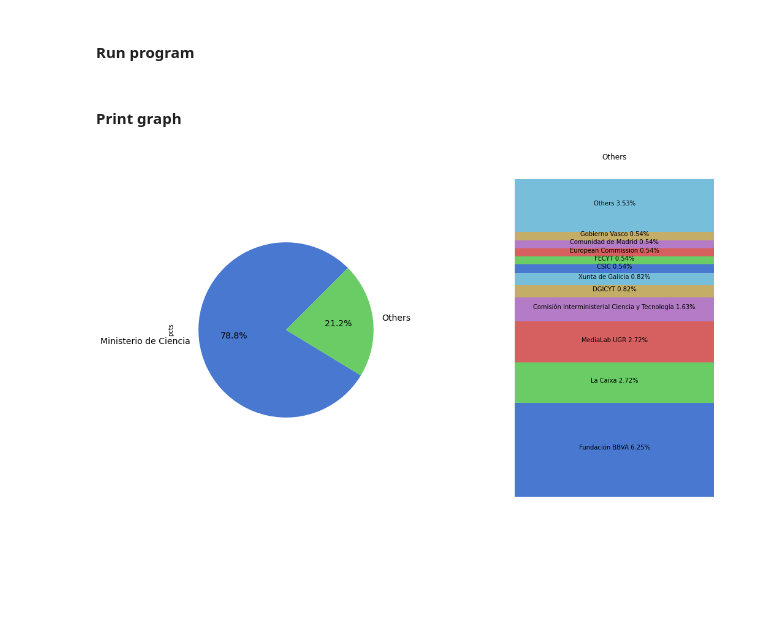
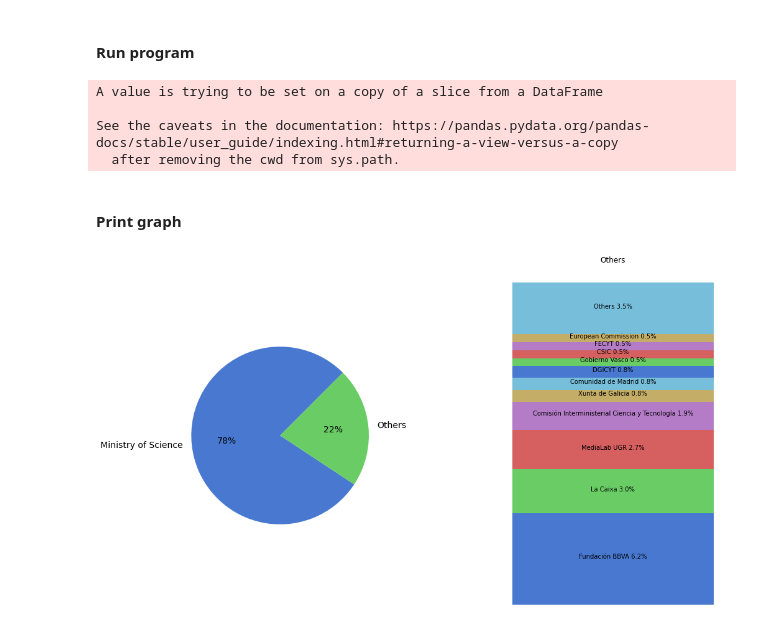
Before and after one commit to linhd-postdata/desir, a Jupyter notebook: Fig13. Founders according to number of projects.ipynb, the cells around one changed output. Drawn from its saved outputs; the diff is of its cells as text; code cells hidden in the pictures; blank space fills up the shorter version.

```diff
--- a/Fig13. Founders according to number of projects.ipynb
+++ b/Fig13. Founders according to number of projects.ipynb
@@ -33,16 +33,15 @@ file_path = "data/mapeo_proyectos.csv"
 def prepare_data(data):
     data["Financiación"] = pd.to_numeric(data["Financiación"], errors='coerce')
     data = data[data["Entidad financiadora"] != 0]
+    data.drop_duplicates(subset ="ID proyecto", keep = "first", inplace = True)
     mini = data[["ID proyecto", "Entidad financiadora"]]
     mini.columns = ["id", "entidad"]
-    mini = mini.groupby(['id'])["entidad"].apply(list).reset_index()
-    new_fins = [fin[0] for fin in mini["entidad"]]
-    mini["entidad"] = new_fins
-    filtered_df = mini.loc[mini["entidad"].str.contains(', ')]
-    mini = mini.loc[mini["entidad"].str.contains(', ') != True]
+
+    filtered_df = mini.loc[mini["entidad"].str.contains('\|')]
+    mini = mini.loc[mini["entidad"].str.contains('\|') != True]
     new_ent = []
     for row in filtered_df.itertuples():
-        for ent in row.entidad.split(", "):
+        for ent in row.entidad.split(" | "):
             new_ent.append([row.id, ent])
     fix_df = pd.DataFrame(new_ent, columns=["id", "entidad"])
     mini = mini.append(fix_df)
@@ -80,40 +79,46 @@ proyectos = read_csv(file_path)
 df1, df2 = prepare_data(proyectos)
 df1 = translate(df1, "entidad", "entidades_financiadoras.csv")
 df2 = translate(df2, "entidad", "entidades_financiadoras.csv")
+# %% [output]
+A value is trying to be set on a copy of a slice from a DataFrame
+
+See the caveats in the documentation: https://pandas.pydata.org/pandas-docs/stable/user_guide/indexing.html#returning-a-view-versus-a-copy
+  after removing the cwd from sys.path.
 # %% [markdown]
 #### Print graph
 # %%
 # from https://matplotlib.org/gallery/pie_and_polar_charts/bar_of_pie.html?highlight=bar%20pie
 fig = plt.figure(figsize=(16,10))
 fig.subplots_adjust(wspace=0.5)
 
 # pie chart
 ax1 = plt.subplot(121)
-df1.plot(kind='pie', y = 'pcts', ax=ax1, autopct='%1.1f%%',
- startangle=45, shadow=False, labels=df1['financing_entity'], legend = False, fontsize=14)
+df1.plot(kind='pie', y = 'pcts', ax=ax1, autopct='%1.0f%%',
+    startangle=45, shadow=False, labels=df1['financing_entity'], legend = False, fontsize=14)
+ax1.axis('off')
 
 
 # bar chart
 ax2 = fig.add_subplot(122)
 
 xpos = 0
 bottom = 0
 labels = df2["financing_entity"].tolist()
 pcts = df2["pcts"].tolist()
 width = 1
 
 for j in range(len(labels)):
     height = pcts[j]
     label = labels[j]
     ax2.bar(xpos, height, width, bottom=bottom)
     ypos = bottom + ax2.patches[j].get_height() / 2
     bottom += height
     # ax2.text(xpos, ypos, label + " %d%%" % (ax2.patches[j].get_height() * 100), ha='center')
-    ax2.text(xpos, ypos, f"{label} {height*100:.2f}%", ha='center')
+    ax2.text(xpos, ypos, f"{label} {height*100:.1f}%", ha='center')
 
 ax2.set_title('Others')
 ax2.axis('off')
 
 plt.show()
 # %% [output]
-[figure, old version]
+[figure, new version]
```
Also changed, not shown: parts of 1 cell of this notebook, 2 other files.
